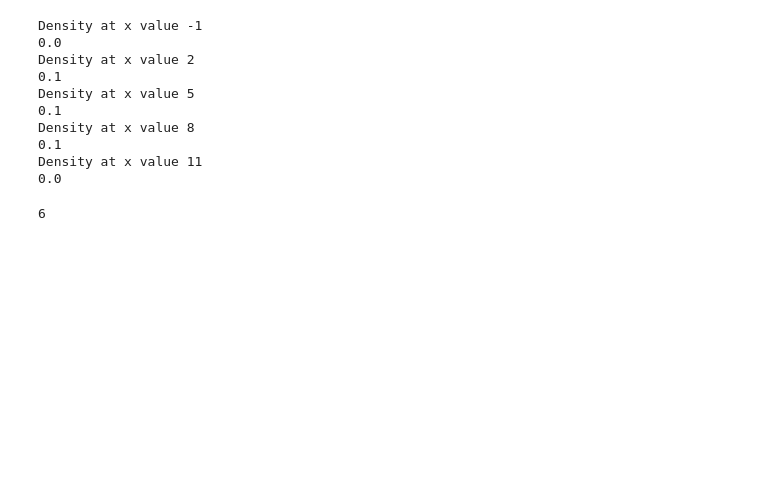
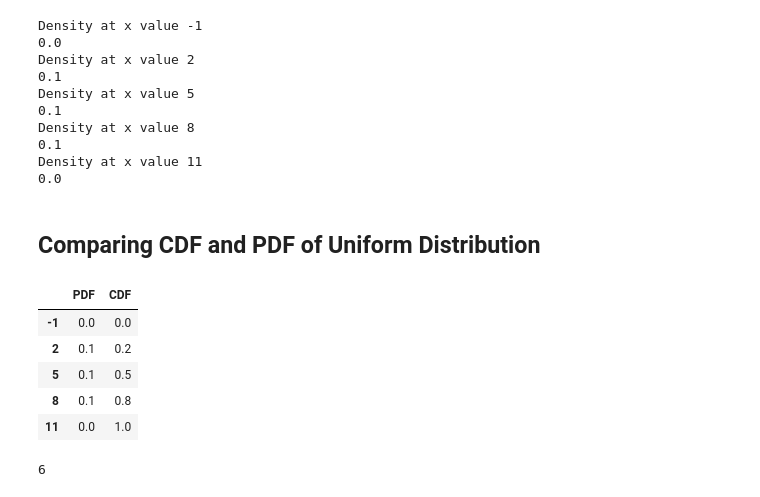
Before and after one commit to menonkrishna57/RPET, a Jupyter notebook: EXP2_RPET.ipynb, the cells around one changed output. Saved outputs shown, nothing was run; the diff lists cells and outputs as text; code cells hidden in the pictures; blank space fills up the shorter version.

```diff
--- a/EXP2_RPET.ipynb
+++ b/EXP2_RPET.ipynb
@@ -36,6 +38,22 @@ Density at x value 8
 0.1
 Density at x value 11
 0.0
+# %% [markdown]
+## Comparing CDF and PDF of Uniform Distribution
+# %%
+mycdf=[]
+mypdf=[]
+for x in range(-1,12,3):
+  mypdf.append(stats.uniform.pdf(x,loc=0,scale=10))
+  mycdf.append(stats.uniform.cdf(x,loc=0,scale=10))
+pd.DataFrame({"PDF":mypdf,"CDF":mycdf},index=range(-1,12,3))
+# %% [output]
+|  | PDF | CDF |
+| -1 | 0.0 | 0.0 |
+| 2 | 0.1 | 0.2 |
+| 5 | 0.1 | 0.5 |
+| 8 | 0.1 | 0.8 |
+| 11 | 0.0 | 1.0 |
 # %%
 import random as r
 r.randint(1,10)
```
Also changed, not shown: parts of 5 cells of this notebook.
